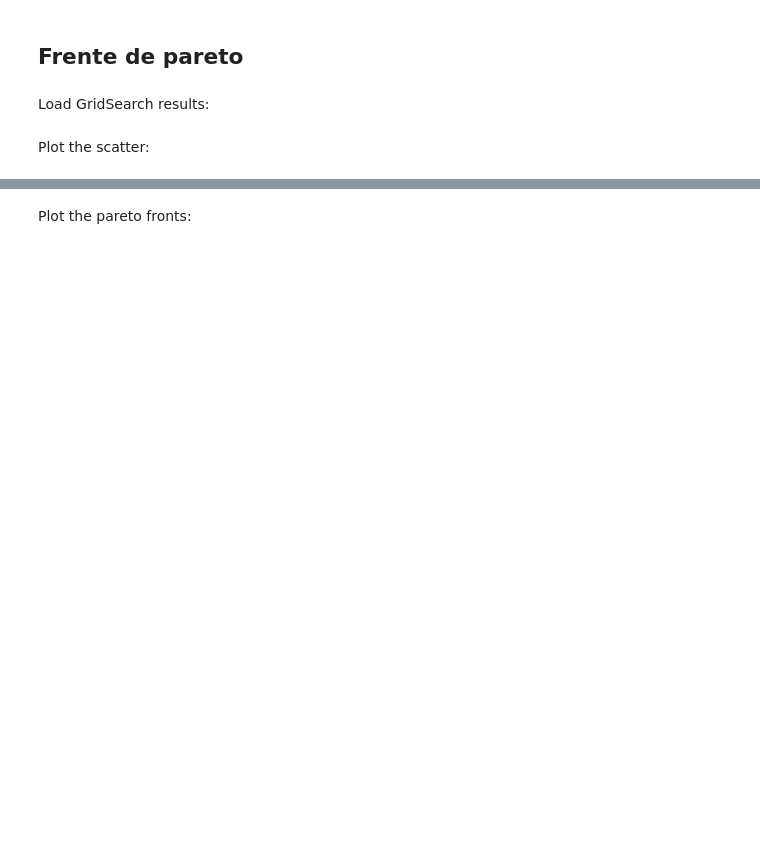
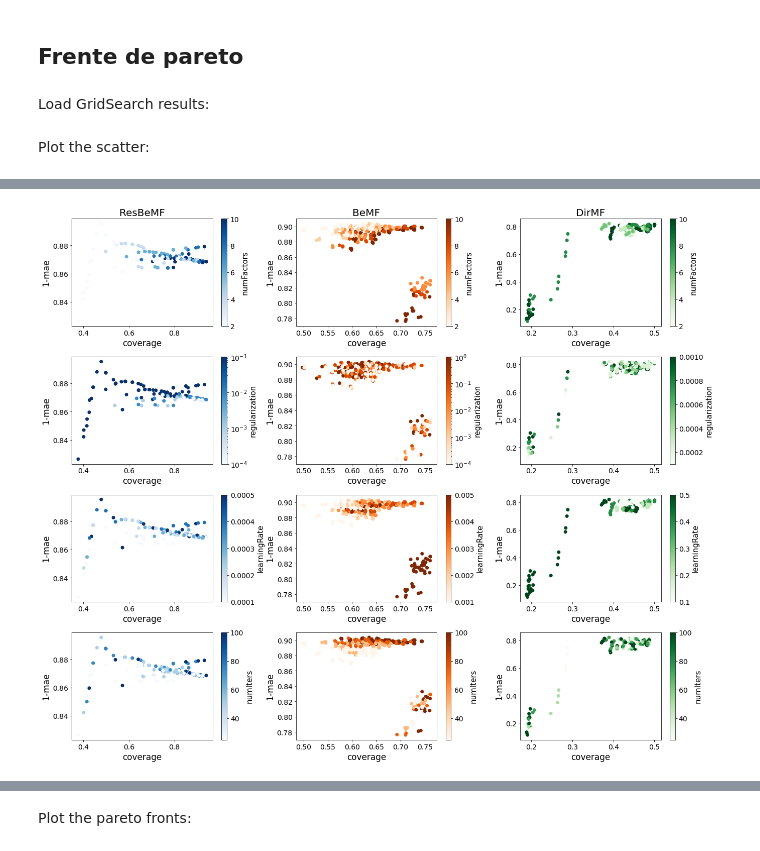
Before and after one commit to KNODIS-Research-Group/resbemf, a Jupyter notebook: figs generator.ipynb, the cells around one changed output, grey strips where cells are left out. Drawn from its saved outputs; the diff is of its cells as text; code cells hidden in the pictures; blank space fills up the shorter version.

```diff
--- a/figs generator.ipynb
+++ b/figs generator.ipynb
@@ -65,0 +80,4 @@ plot_hypeparameters(dfs['ml100k'])
+# %%
+plot_hypeparameters(dfs, 'anime')
+# %% [output]
+[figure, added]
```
Also changed, not shown: parts of 10 cells of this notebook, 58 other files.
